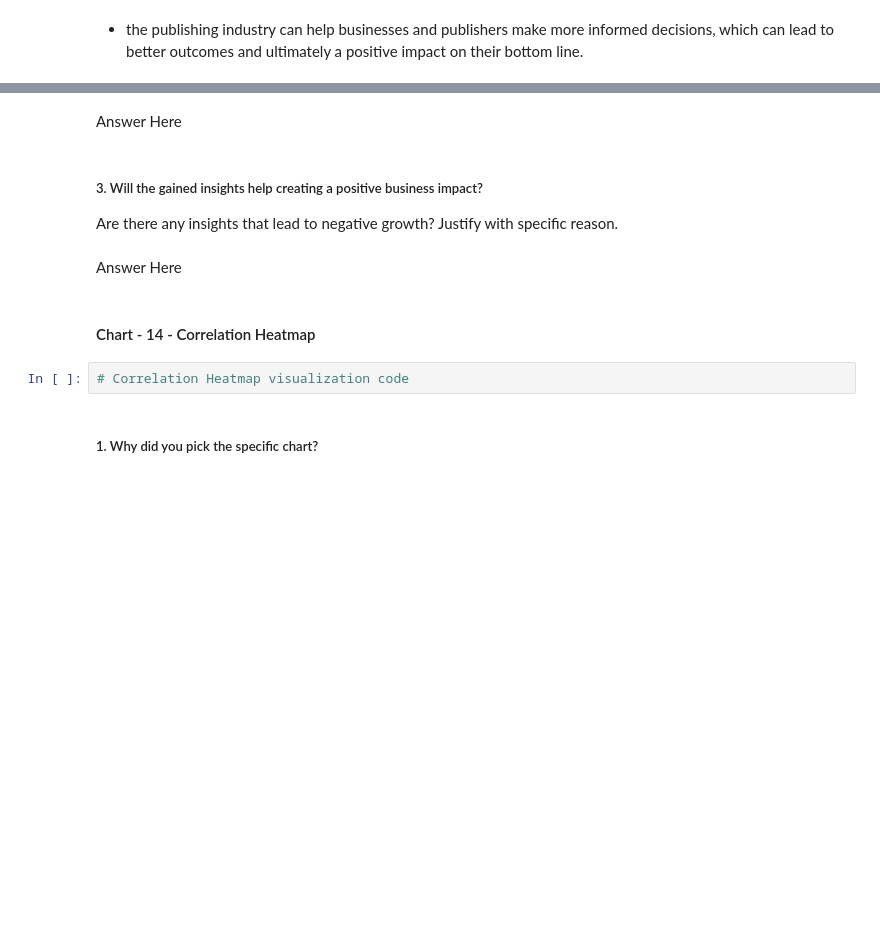
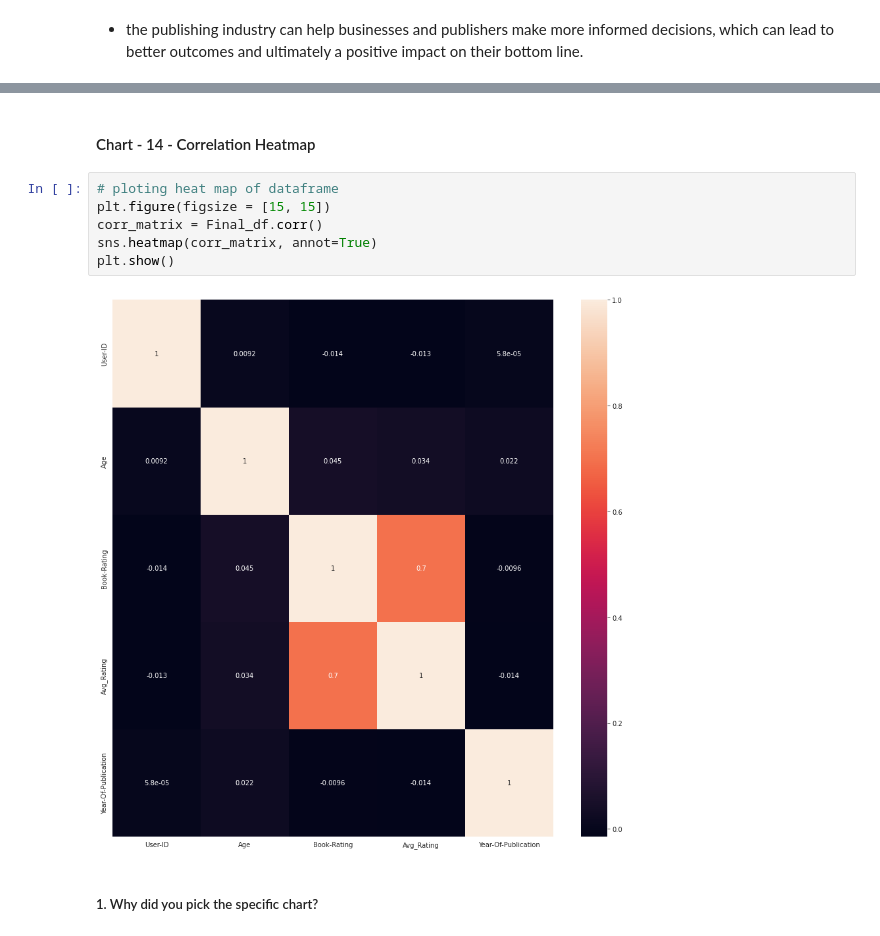
Before and after one commit to SaniyaBubere/book-recommendation-system, a Jupyter notebook: Book_Recommendation_System.ipynb, the cells around one changed output, grey strips where cells are left out. Saved outputs shown, nothing was run; the diff lists cells and outputs as text; blank space fills up the shorter version.

```diff
--- a/Book_Recommendation_System.ipynb
+++ b/Book_Recommendation_System.ipynb
@@ -1056,14 +926,13 @@ Answer Here.
-# %% [markdown]
-Answer Here
-# %% [markdown]
-##### 3. Will the gained insights help creating a positive business impact?
-Are there any insights that lead to negative growth? Justify with specific reason.
-# %% [markdown]
-Answer Here
 # %% [markdown]
 #### Chart - 14 - Correlation Heatmap
-# %%
-# Correlation Heatmap visualization code
+# %%
+# ploting heat map of dataframe
+plt.figure(figsize = [15, 15])
+corr_matrix = Final_df.corr()
+sns.heatmap(corr_matrix, annot=True)
+plt.show()
+# %% [output]
+[figure, added]
 # %% [markdown]
 ##### 1. Why did you pick the specific chart?
 # %% [markdown]
```
Also changed, not shown: parts of 147 cells of this notebook.
